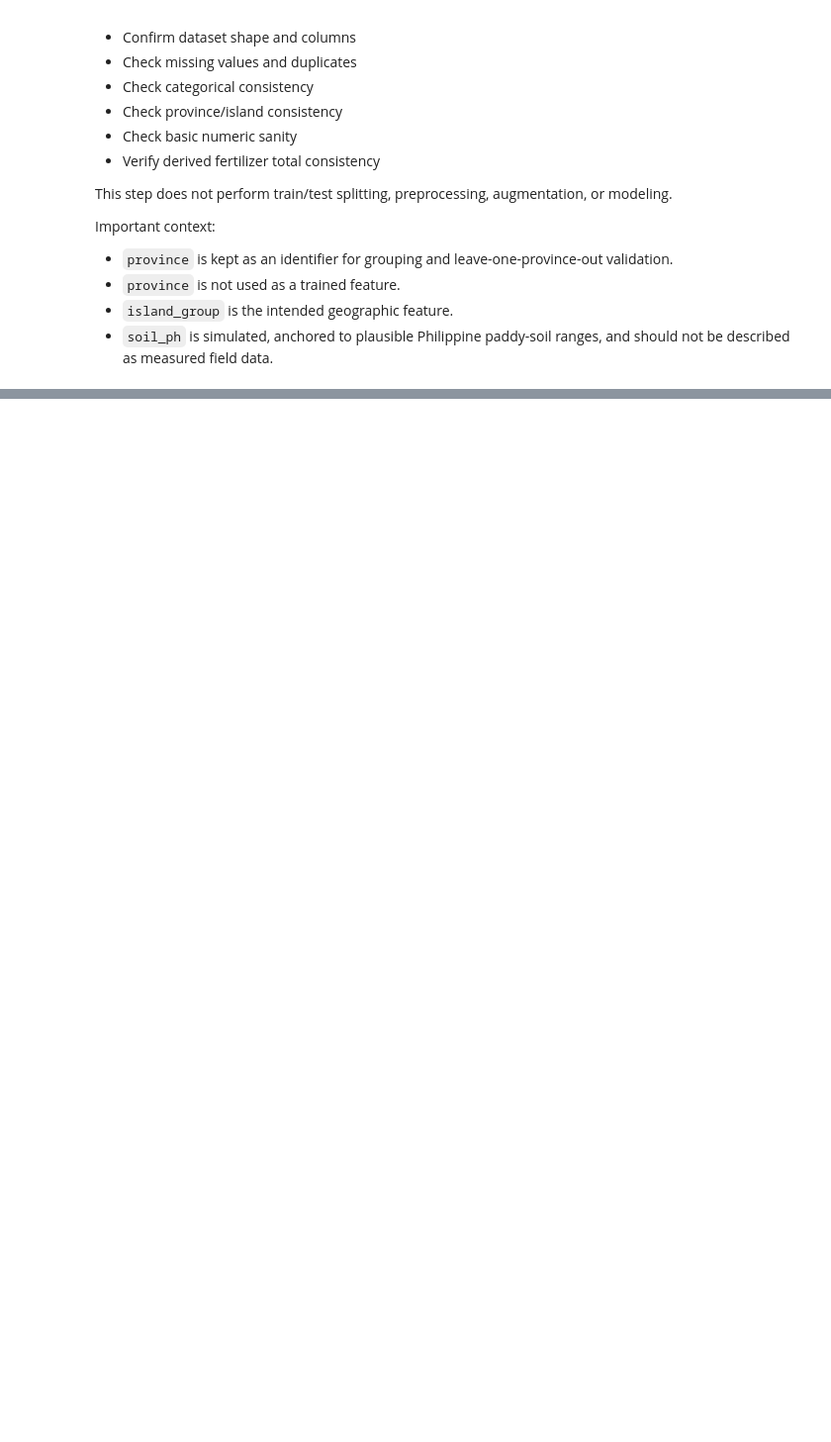
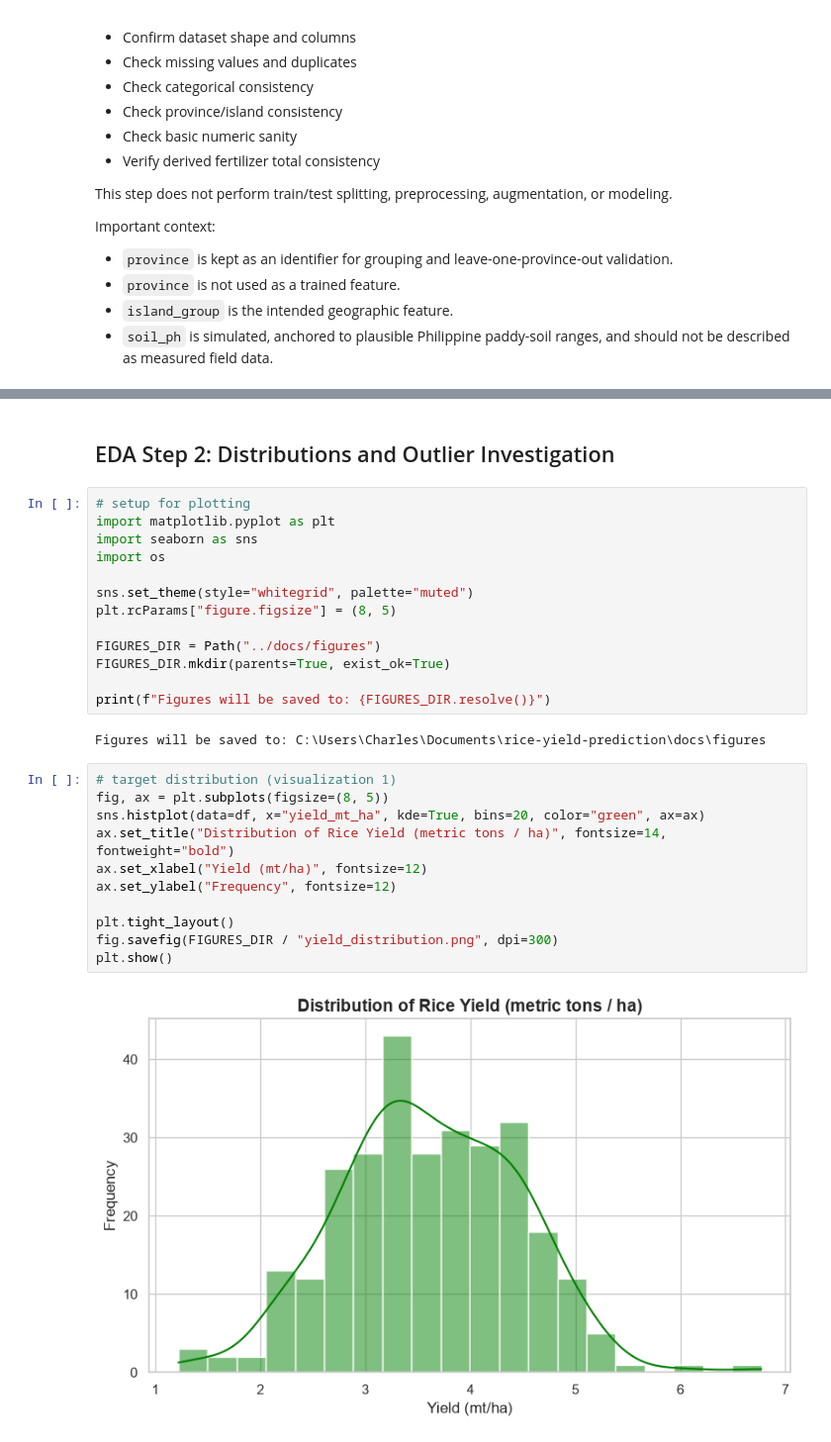
Before and after one commit to projcjdevs/rice-yield-prediction, a Jupyter notebook: notebooks/01_eda.ipynb, the cells around one changed output, grey strips where cells are left out. Shown at 99% size. Drawn from its saved outputs; the diff is of its cells as text; blank space fills up the shorter version.

```diff
--- a/notebooks/01_eda.ipynb
+++ b/notebooks/01_eda.ipynb
@@ -287,3 +295,33 @@ Rows where total_fertilizer_kg_ha differs from sum of grade columns by > 0.01:
 
 Largest absolute difference:
 5.684341886080802e-14
+# %% [markdown]
+## EDA Step 2: Distributions and Outlier Investigation
+# %%
+# setup for plotting
+import matplotlib.pyplot as plt
+import seaborn as sns
+import os
+
+sns.set_theme(style="whitegrid", palette="muted")
+plt.rcParams["figure.figsize"] = (8, 5)
+
+FIGURES_DIR = Path("../docs/figures")
+FIGURES_DIR.mkdir(parents=True, exist_ok=True)
+
+print(f"Figures will be saved to: {FIGURES_DIR.resolve()}")
+# %% [output]
+Figures will be saved to: C:\Users\Charles\Documents\rice-yield-prediction\docs\figures
+# %%
+# target distribution (visualization 1)
+fig, ax = plt.subplots(figsize=(8, 5))
+sns.histplot(data=df, x="yield_mt_ha", kde=True, bins=20, color="green", ax=ax)
+ax.set_title("Distribution of Rice Yield (metric tons / ha)", fontsize=14, fontweight="bold")
+ax.set_xlabel("Yield (mt/ha)", fontsize=12)
+ax.set_ylabel("Frequency", fontsize=12)
+
+plt.tight_layout()
+fig.savefig(FIGURES_DIR / "yield_distribution.png", dpi=300)
+plt.show()
+# %% [output]
+[figure, added]
```
Also changed, not shown: parts of 13 cells of this notebook, 5 other files.
